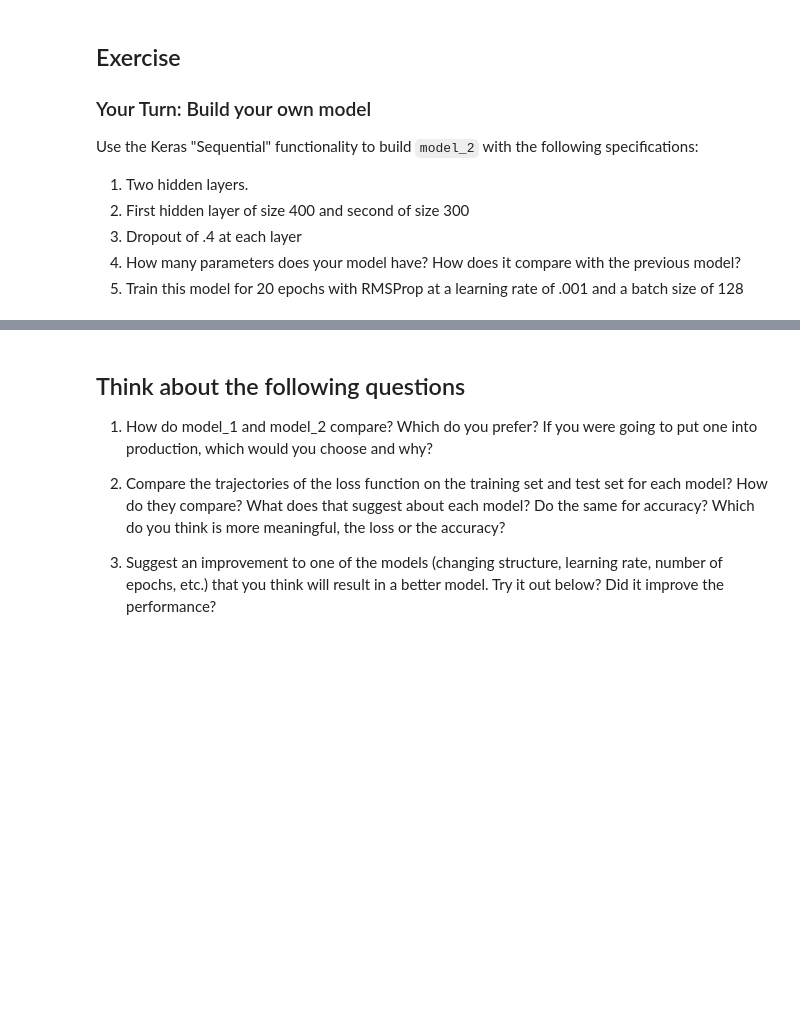
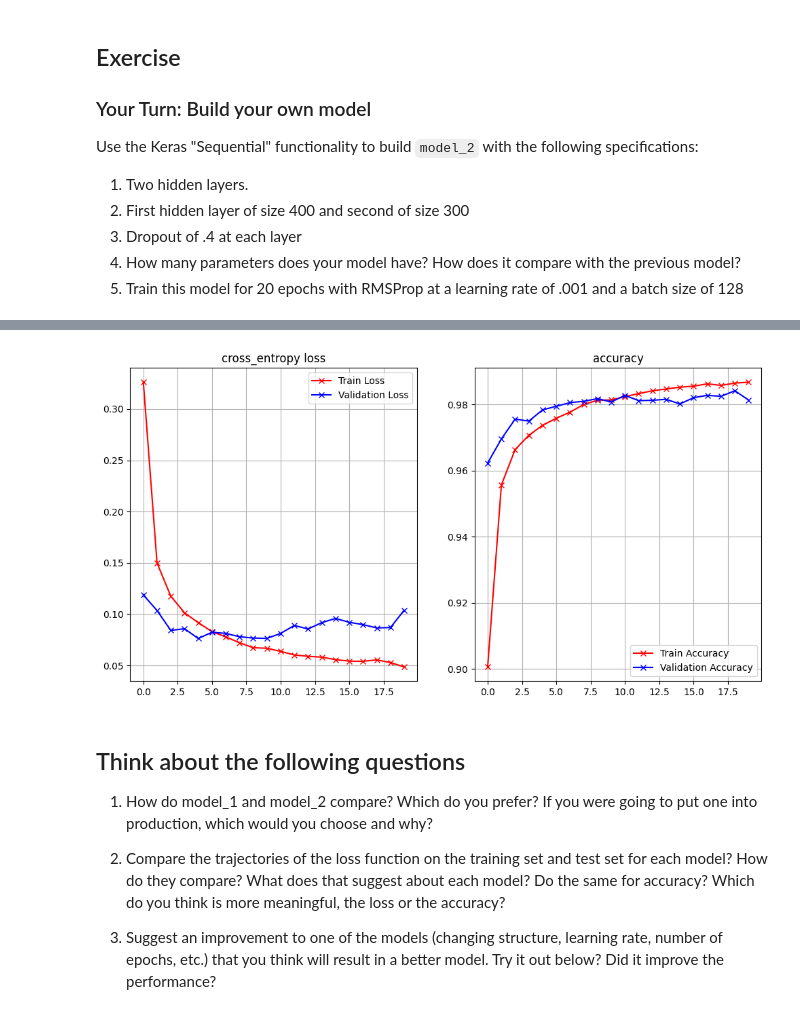
Before and after one commit to arthur-sabioni/redes-neurais, a Jupyter notebook: Keras_MNIST_HW.ipynb, the cells around one changed output, grey strips where cells are left out. Cells and saved outputs as stored; diff of their text form; code cells hidden in the pictures; blank space fills up the shorter version.

```diff
--- a/Keras_MNIST_HW.ipynb
+++ b/Keras_MNIST_HW.ipynb
@@ -272,5 +277,4 @@ Epoch 20/20
 # %%
 score_2 = model_2.evaluate(x_test, y_test, verbose=0)
-print('Test loss:', score_2[0])
-print('Test accuracy:', score_2[1])
+plot_loss_accuracy(history_2)
 # %% [output]
@@ -279,3 +281,4 @@ Test accuracy: 0.9811000227928162
+[figure, added]
 # %% [markdown]
 ## Think about the following questions
 
```
Also changed, not shown: parts of 10 cells of this notebook, 2 other files.
